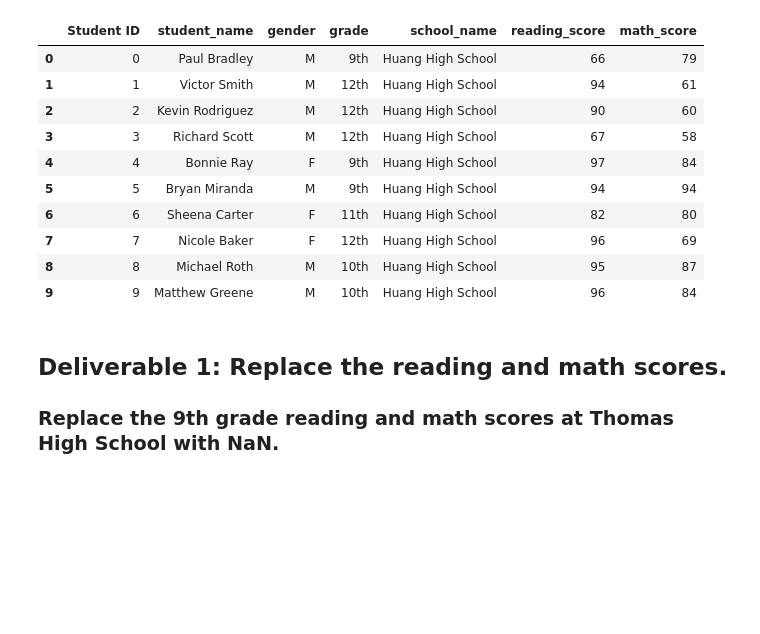
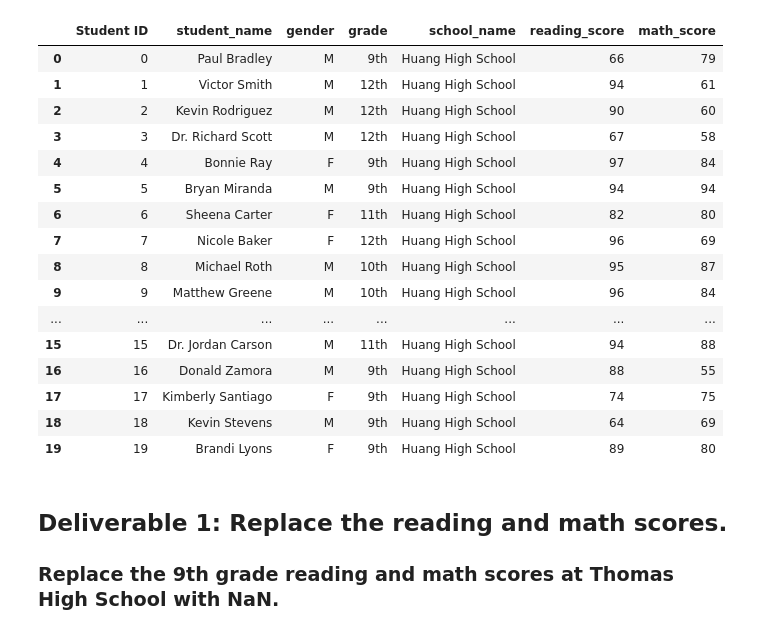
Before and after one commit to ioshisolis/School_District_Analysis, a Jupyter notebook: PyCitySchools_Challenge_testing.ipynb, the cells around one changed output. Cells and saved outputs as stored; diff of their text form; code cells hidden in the pictures; blank space fills up the shorter version.

```diff
--- a/PyCitySchools_Challenge_testing.ipynb
+++ b/PyCitySchools_Challenge_testing.ipynb
@@ -1,37 +1,43 @@
 # %%
 # Dependencies and Setup
 import pandas as pd
 
 # File to Load (Remember to change the path if needed.)
 school_data_to_load = "Resources/schools_complete.csv"
 student_data_to_load = "Resources/students_complete.csv"
 
 # Read the School Data and Student Data and store into a Pandas DataFrame
 school_data_df = pd.read_csv(school_data_to_load)
 student_data_df = pd.read_csv(student_data_to_load)
 
 # Cleaning Student Names and Replacing Substrings in a Python String
 # Add each prefix and suffix to remove to a list.
 prefixes_suffixes = ["Dr. ", "Mr. ","Ms. ", "Mrs. ", "Miss ", " MD", " DDS", " DVM", " PhD"]
 
 # Iterate through the words in the "prefixes_suffixes" list and replace them with an empty space, "".
 for word in prefixes_suffixes:
-    student_data_df["student_name"] = student_data_df["student_name"].str.replace(word,"")
+    student_data_df["student_name"] = student_data_df["student_name"].str.replace("word","")
 
 # Check names.
-student_data_df.head(10)
+student_data_df.head(20)
 # %% [output]
 |  | Student ID | student_name | gender | grade | school_name | reading_score | math_score |
 | 0 | 0 | Paul Bradley | M | 9th | Huang High School | 66 | 79 |
 | 1 | 1 | Victor Smith | M | 12th | Huang High School | 94 | 61 |
 | 2 | 2 | Kevin Rodriguez | M | 12th | Huang High School | 90 | 60 |
-| 3 | 3 | Richard Scott | M | 12th | Huang High School | 67 | 58 |
+| 3 | 3 | Dr. Richard Scott | M | 12th | Huang High School | 67 | 58 |
 | 4 | 4 | Bonnie Ray | F | 9th | Huang High School | 97 | 84 |
 | 5 | 5 | Bryan Miranda | M | 9th | Huang High School | 94 | 94 |
 | 6 | 6 | Sheena Carter | F | 11th | Huang High School | 82 | 80 |
 | 7 | 7 | Nicole Baker | F | 12th | Huang High School | 96 | 69 |
 | 8 | 8 | Michael Roth | M | 10th | Huang High School | 95 | 87 |
 | 9 | 9 | Matthew Greene | M | 10th | Huang High School | 96 | 84 |
+| ... | ... | ... | ... | ... | ... | ... | ... |
+| 15 | 15 | Dr. Jordan Carson | M | 11th | Huang High School | 94 | 88 |
+| 16 | 16 | Donald Zamora | M | 9th | Huang High School | 88 | 55 |
+| 17 | 17 | Kimberly Santiago | F | 9th | Huang High School | 74 | 75 |
+| 18 | 18 | Kevin Stevens | M | 9th | Huang High School | 64 | 69 |
+| 19 | 19 | Brandi Lyons | F | 9th | Huang High School | 89 | 80 |
 # %% [markdown]
 ## Deliverable 1: Replace the reading and math scores.
 
```
Also changed, not shown: parts of 1 cell of this notebook.
